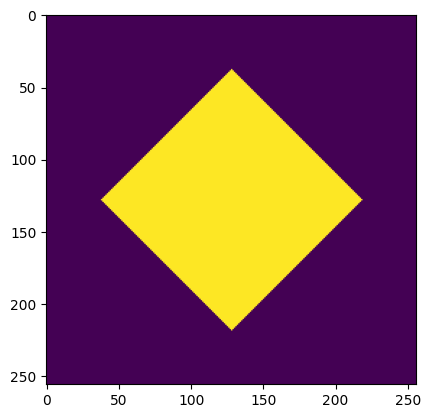
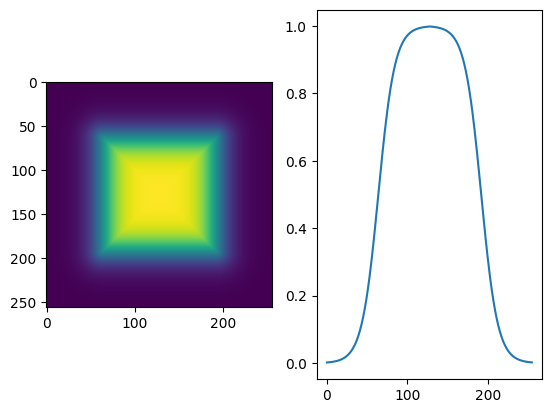
Code edit (unified diff) that turned the first committed figure into the second:
--- before
+++ after
@@ -9,5 +9,5 @@
 center = (0.5, 0.5)
 size = (0.5, 0.5)
-angle = 45
+angle = 0
 rect = Rectangle(center, size, angle=angle)
 
@@ -16,3 +16,9 @@
 Ny = 256
 
-plt.imshow(rect_cell.mask(Nx, Ny, repeat=(1, 1)))
+mask = rect_cell.mask(Nx, Ny, soft=True, softness=0.04)
+
+plt.subplot(121)
+plt.imshow(mask)
+
+plt.subplot(122)
+plt.plot(mask[128,:])

Commit: upd